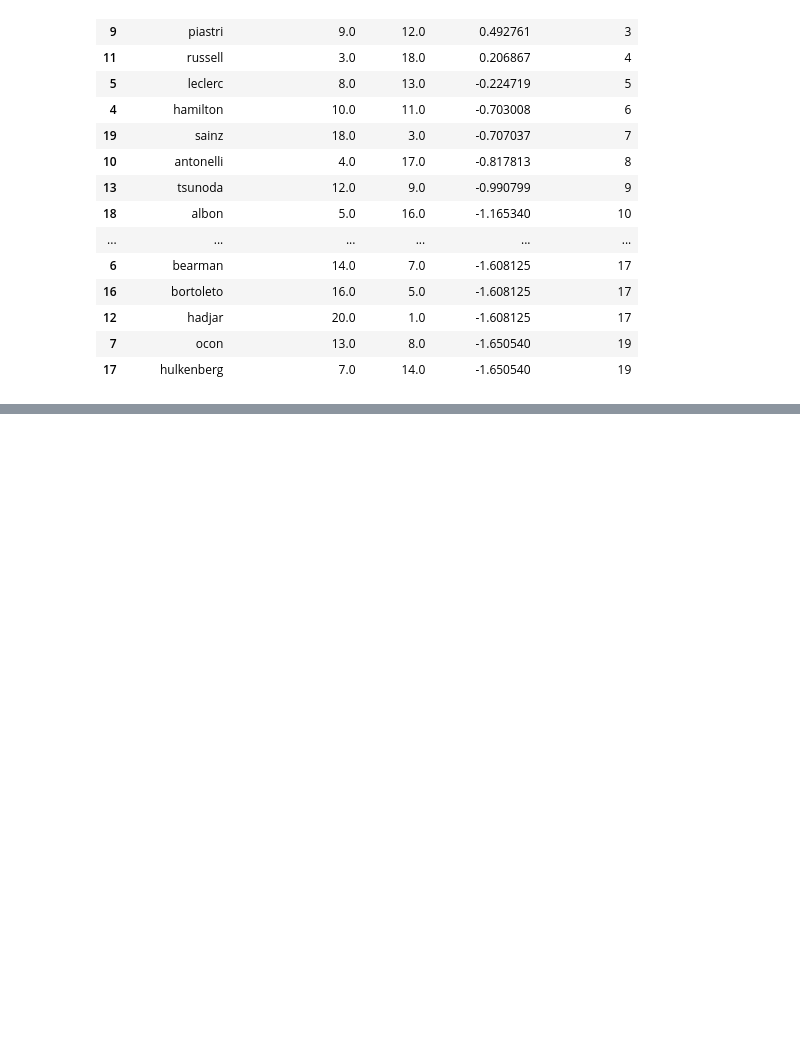
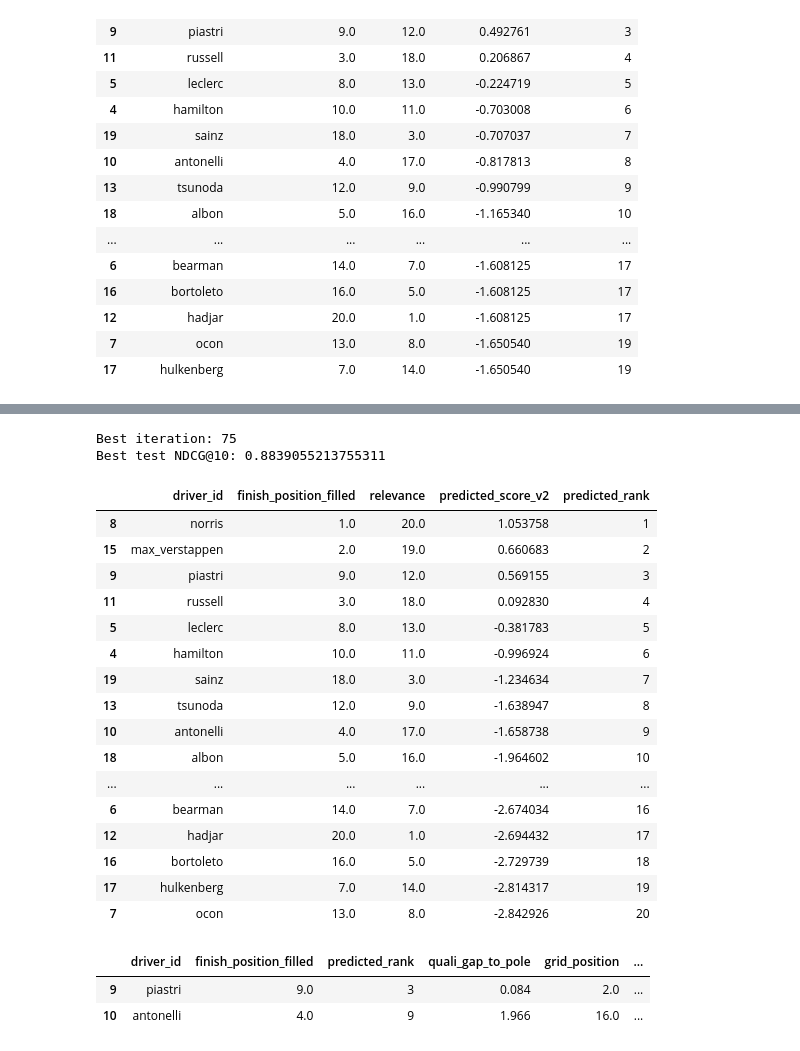
Before and after one commit to Luka-mkerv/f1-predictor, a Jupyter notebook: notebooks/f1_model_v2_ranking.ipynb, the cells around one changed output, grey strips where cells are left out. Drawn from its saved outputs; the diff is of its cells as text; code cells hidden in the pictures; blank space fills up the shorter version.

Commit message:
done with ranking v2, got a lot out of project

```diff
--- a/notebooks/f1_model_v2_ranking.ipynb
+++ b/notebooks/f1_model_v2_ranking.ipynb
@@ -655,0 +659,24 @@ race_view
+# %%
+params_v2 = {
+    'objective': 'rank:ndcg',
+    'eval_metric': 'ndcg@10',
+    'eta': 0.05,
+    'max_depth': 4,
+    'min_child_weight': 5,
+    'subsample': 0.8,
+    'colsample_bytree': 0.8,
+}
+
+evals_result_v2 = {}
+bst_v2 = xgb.train(
+    params_v2,
+    dtrain,
+    num_boost_round=500,
+    evals=[(dtrain, 'train'), (dtest, 'test')],
+    evals_result=evals_result_v2,
+    early_stopping_rounds=40,
+    verbose_eval=20
+)
+
+print("Best iteration:", bst_v2.best_iteration)
+print("Best test NDCG@10:", bst_v2.best_score)
@@ -655,0 +693,6 @@ race_view
+# %%
+print("Best iteration:", bst_v2.best_iteration)
+print("Best test NDCG@10:", bst_v2.best_score)
+# %% [output]
+Best iteration: 75
+Best test NDCG@10: 0.8839055213755311
@@ -655,0 +701,28 @@ race_view
+# %%
+preds_v2 = bst_v2.predict(dtest)
+test_df['predicted_score_v2'] = preds_v2
+
+race_view_v2 = test_df[test_df['race_id'] == sample_race_id][
+    ['driver_id', 'finish_position_filled', 'relevance', 'predicted_score_v2']
+].copy()
+race_view_v2['predicted_rank'] = race_view_v2['predicted_score_v2'].rank(ascending=False).astype(int)
+race_view_v2 = race_view_v2.sort_values('predicted_rank')
+race_view_v2
+# %% [output]
+|  | driver_id | finish_position_filled | relevance | predicted_score_v2 | predicted_rank |
+| 8 | norris | 1.0 | 20.0 | 1.053758 | 1 |
+| 15 | max_verstappen | 2.0 | 19.0 | 0.660683 | 2 |
+| 9 | piastri | 9.0 | 12.0 | 0.569155 | 3 |
+| 11 | russell | 3.0 | 18.0 | 0.092830 | 4 |
+| 5 | leclerc | 8.0 | 13.0 | -0.381783 | 5 |
+| 4 | hamilton | 10.0 | 11.0 | -0.996924 | 6 |
+| 19 | sainz | 18.0 | 3.0 | -1.234634 | 7 |
+| 13 | tsunoda | 12.0 | 9.0 | -1.638947 | 8 |
+| 10 | antonelli | 4.0 | 17.0 | -1.658738 | 9 |
+| 18 | albon | 5.0 | 16.0 | -1.964602 | 10 |
+| ... | ... | ... | ... | ... | ... |
+| 6 | bearman | 14.0 | 7.0 | -2.674034 | 16 |
+| 12 | hadjar | 20.0 | 1.0 | -2.694432 | 17 |
+| 16 | bortoleto | 16.0 | 5.0 | -2.729739 | 18 |
+| 17 | hulkenberg | 7.0 | 14.0 | -2.814317 | 19 |
+| 7 | ocon | 13.0 | 8.0 | -2.842926 | 20 |
@@ -655,0 +731,22 @@ race_view
+# %%
+target_drivers = ['piastri', 'antonelli']
+
+race_mask = test_df['race_id'] == sample_race_id
+driver_mask = test_df['driver_id'].isin(target_drivers)
+idx = test_df[race_mask & driver_mask].index
+
+feature_view = X_test.loc[idx].copy()
+feature_view.insert(0, 'driver_id', test_df.loc[idx, 'driver_id'].values)
+feature_view.insert(1, 'finish_position_filled', test_df.loc[idx, 'finish_position_filled'].values)
+feature_view.insert(2, 'predicted_rank', race_view_v2.set_index('driver_id').loc[target_drivers, 'predicted_rank'].values)
+
+# focus on the features most likely to drive the model's score, per importance ranking
+cols_to_show = ['driver_id', 'finish_position_filled', 'predicted_rank',
+                 'quali_gap_to_pole', 'grid_position', 'driver_rolling_avg_finish',
+                 'driver_career_avg', 'constructor_career_avg', 'driver_form_delta']
+
+feature_view[cols_to_show]
+# %% [output]
+|  | driver_id | finish_position_filled | predicted_rank | quali_gap_to_pole | grid_position | ... |
+| 9 | piastri | 9.0 | 3 | 0.084 | 2.0 | ... |
+| 10 | antonelli | 4.0 | 9 | 1.966 | 16.0 | ... |
```
Also changed, not shown: parts of 24 cells of this notebook, 1 other file.
